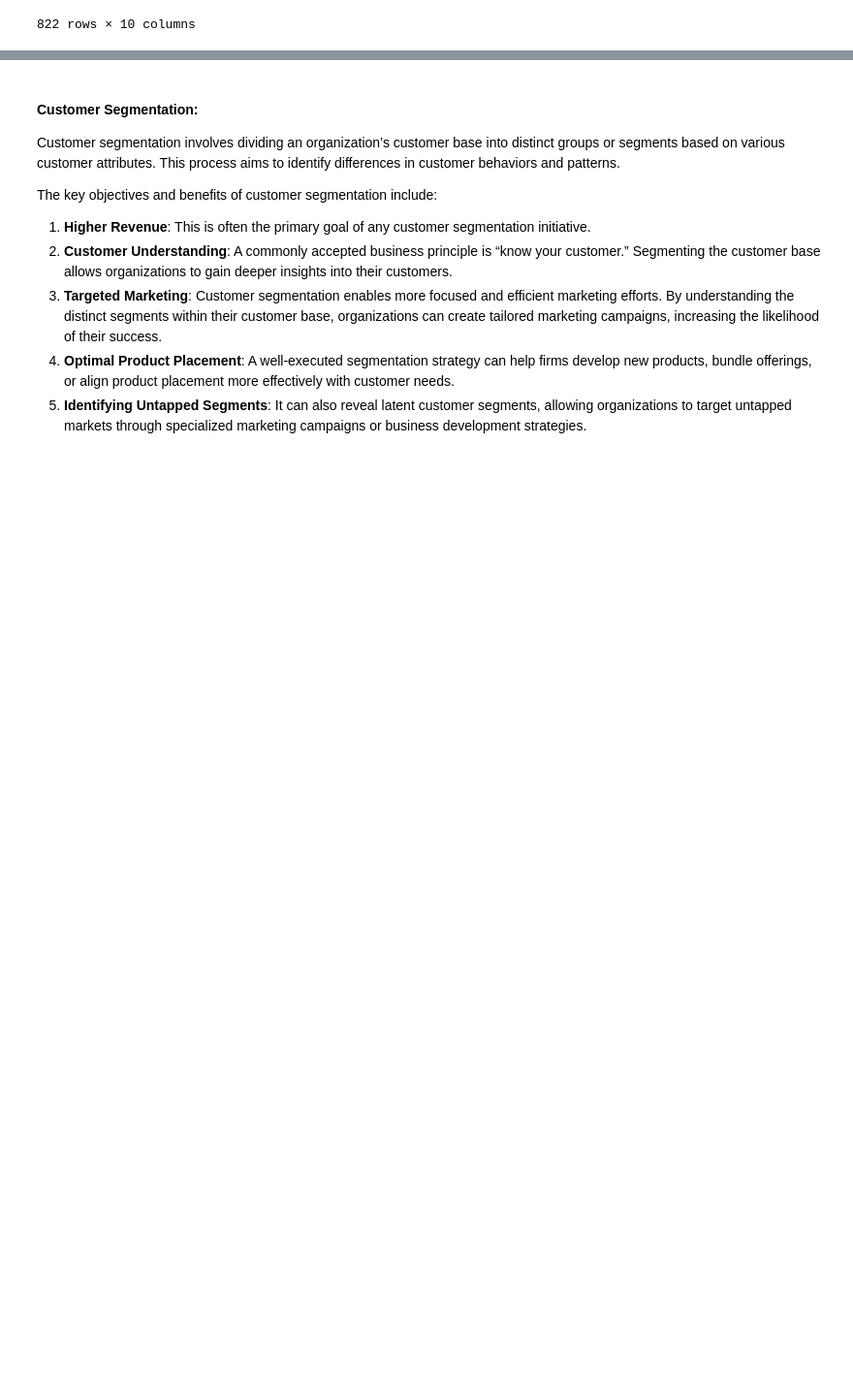
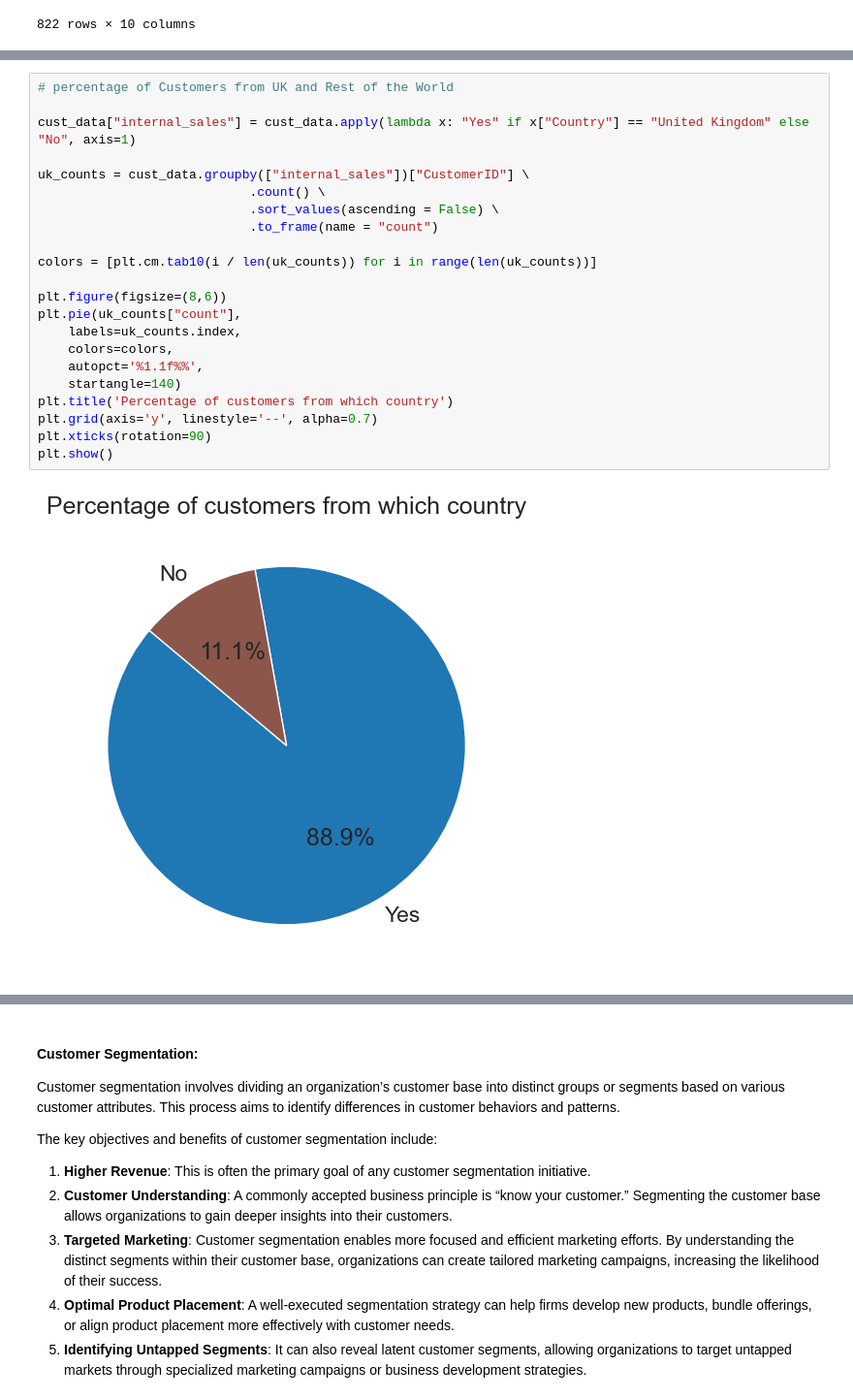
Before and after one commit to bharath03-a/CustomerSegmentationMarketAnalysis, a Jupyter notebook: notebooks/01_customer_segmention_techniques.ipynb, the cells around one changed output, grey strips where cells are left out. Shown at 97% size. Drawn from its saved outputs; the diff is of its cells as text; blank space fills up the shorter version.

```diff
--- a/notebooks/01_customer_segmention_techniques.ipynb
+++ b/notebooks/01_customer_segmention_techniques.ipynb
@@ -332,0 +359,24 @@ result
+# %%
+# percentage of Customers from UK and Rest of the World
+
+cust_data["internal_sales"] = cust_data.apply(lambda x: "Yes" if x["Country"] == "United Kingdom" else "No", axis=1)
+
+uk_counts = cust_data.groupby(["internal_sales"])["CustomerID"] \
+                            .count() \
+                            .sort_values(ascending = False) \
+                            .to_frame(name = "count")
+
+colors = [plt.cm.tab10(i / len(uk_counts)) for i in range(len(uk_counts))]
+
+plt.figure(figsize=(8,6))
+plt.pie(uk_counts["count"],
+    labels=uk_counts.index,
+    colors=colors,
+    autopct='%1.1f%%',
+    startangle=140)
+plt.title('Percentage of customers from which country')
+plt.grid(axis='y', linestyle='--', alpha=0.7)
+plt.xticks(rotation=90)
+plt.show()
+# %% [output]
+[figure, added]
```
Also changed, not shown: parts of 23 cells of this notebook.
